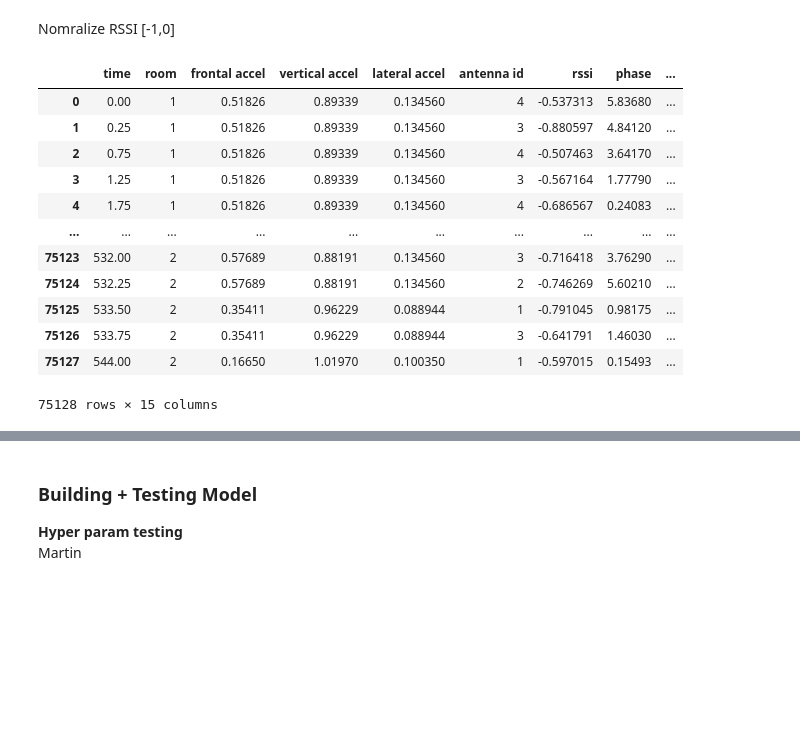
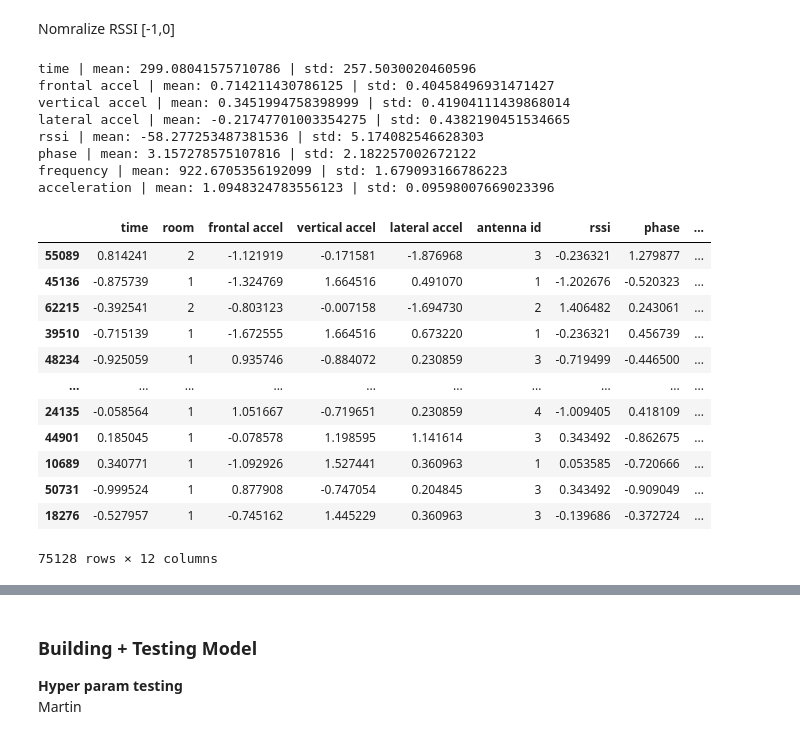
Before and after one commit to sofiacho/ECS171, a Jupyter notebook: notebook/main_algo.ipynb, the cells around one changed output, grey strips where cells are left out. Cells and saved outputs as stored; diff of their text form; code cells hidden in the pictures; blank space fills up the shorter version.

```diff
--- a/notebook/main_algo.ipynb
+++ b/notebook/main_algo.ipynb
@@ -224,26 +228,58 @@ large_df.insert(len(large_df.columns), 'status', binary_activity)
 # %% [markdown]
 Nomralize RSSI [-1,0]
 # %%
-from sklearn.preprocessing import MinMaxScaler
+# from sklearn.preprocessing import MinMaxScaler
 
-scaler = MinMaxScaler(feature_range=(-1,0))
-large_df['rssi'] = scaler.fit_transform(large_df[['rssi']])
-
-large_df
+# scaler = MinMaxScaler(feature_range=(-1,0))
+# large_df['rssi'] = scaler.fit_transform(large_df[['rssi']])
-# %% [output]
-|  | time | room | frontal accel | vertical accel | lateral accel | antenna id | rssi | phase | ... |
-| 0 | 0.00 | 1 | 0.51826 | 0.89339 | 0.134560 | 4 | -0.537313 | 5.83680 | ... |
-| 1 | 0.25 | 1 | 0.51826 | 0.89339 | 0.134560 | 3 | -0.880597 | 4.84120 | ... |
-| 2 | 0.75 | 1 | 0.51826 | 0.89339 | 0.134560 | 4 | -0.507463 | 3.64170 | ... |
-| 3 | 1.25 | 1 | 0.51826 | 0.89339 | 0.134560 | 3 | -0.567164 | 1.77790 | ... |
-| 4 | 1.75 | 1 | 0.51826 | 0.89339 | 0.134560 | 4 | -0.686567 | 0.24083 | ... |
-| ... | ... | ... | ... | ... | ... | ... | ... | ... | ... |
-| 75123 | 532.00 | 2 | 0.57689 | 0.88191 | 0.134560 | 3 | -0.716418 | 3.76290 | ... |
-| 75124 | 532.25 | 2 | 0.57689 | 0.88191 | 0.134560 | 2 | -0.746269 | 5.60210 | ... |
-| 75125 | 533.50 | 2 | 0.35411 | 0.96229 | 0.088944 | 1 | -0.791045 | 0.98175 | ... |
-| 75126 | 533.75 | 2 | 0.35411 | 0.96229 | 0.088944 | 3 | -0.641791 | 1.46030 | ... |
-| 75127 | 544.00 | 2 | 0.16650 | 1.01970 | 0.100350 | 1 | -0.597015 | 0.15493 | ... |
-75128 rows × 15 columns
+# %%
+# this function normalizes columns using z-score
+
+def z_standardize(dataframe, *columns):
+    for column in columns:
+        col = str(column)
+        print(col, '|', 'mean:', dataframe[col].mean(), '|', 'std:', dataframe[col].std())
+        dataframe[col] = (dataframe[col] - dataframe[col].mean()) / dataframe[col].std()
+    return dataframe
+
+# normalized most columns
+# ".sample(frac=1)" part of the function just shuffles the data points around
+    # can delete that part if needed
+columns = [
+    'time',
+    'frontal accel',
+    'vertical accel',
+    'lateral accel',
+    'rssi',
+    'phase',
+    'frequency',
+    # 'consecutiveness',
+    'acceleration',
+    # 'freq'
+]
+z_standardize(large_df, *columns).sample(frac=1)
+# %% [output]
+time | mean: 299.08041575710786 | std: 257.5030020460596
+frontal accel | mean: 0.714211430786125 | std: 0.40458496931471427
+vertical accel | mean: 0.3451994758398999 | std: 0.41904111439868014
+lateral accel | mean: -0.21747701003354275 | std: 0.4382190451534665
+rssi | mean: -58.277253487381536 | std: 5.174082546628303
+phase | mean: 3.157278575107816 | std: 2.182257002672122
+frequency | mean: 922.6705356192099 | std: 1.679093166786223
+acceleration | mean: 1.0948324783556123 | std: 0.09598007669023396
+|  | time | room | frontal accel | vertical accel | lateral accel | antenna id | rssi | phase | ... |
+| 55089 | 0.814241 | 2 | -1.121919 | -0.171581 | -1.876968 | 3 | -0.236321 | 1.279877 | ... |
+| 45136 | -0.875739 | 1 | -1.324769 | 1.664516 | 0.491070 | 1 | -1.202676 | -0.520323 | ... |
+| 62215 | -0.392541 | 2 | -0.803123 | -0.007158 | -1.694730 | 2 | 1.406482 | 0.243061 | ... |
+| 39510 | -0.715139 | 1 | -1.672555 | 1.664516 | 0.673220 | 1 | -0.236321 | 0.456739 | ... |
+| 48234 | -0.925059 | 1 | 0.935746 | -0.884072 | 0.230859 | 3 | -0.719499 | -0.446500 | ... |
+| ... | ... | ... | ... | ... | ... | ... | ... | ... | ... |
+| 24135 | -0.058564 | 1 | 1.051667 | -0.719651 | 0.230859 | 4 | -1.009405 | 0.418109 | ... |
+| 44901 | 0.185045 | 1 | -0.078578 | 1.198595 | 1.141614 | 3 | 0.343492 | -0.862675 | ... |
+| 10689 | 0.340771 | 1 | -1.092926 | 1.527441 | 0.360963 | 1 | 0.053585 | -0.720666 | ... |
+| 50731 | -0.999524 | 1 | 0.877908 | -0.747054 | 0.204845 | 3 | 0.343492 | -0.909049 | ... |
+| 18276 | -0.527957 | 1 | -0.745162 | 1.445229 | 0.360963 | 3 | -0.139686 | -0.372724 | ... |
+75128 rows × 12 columns
 # %%
 from sklearn.model_selection import train_test_split
 
```
Also changed, not shown: parts of 9 cells of this notebook, 3 other files.
